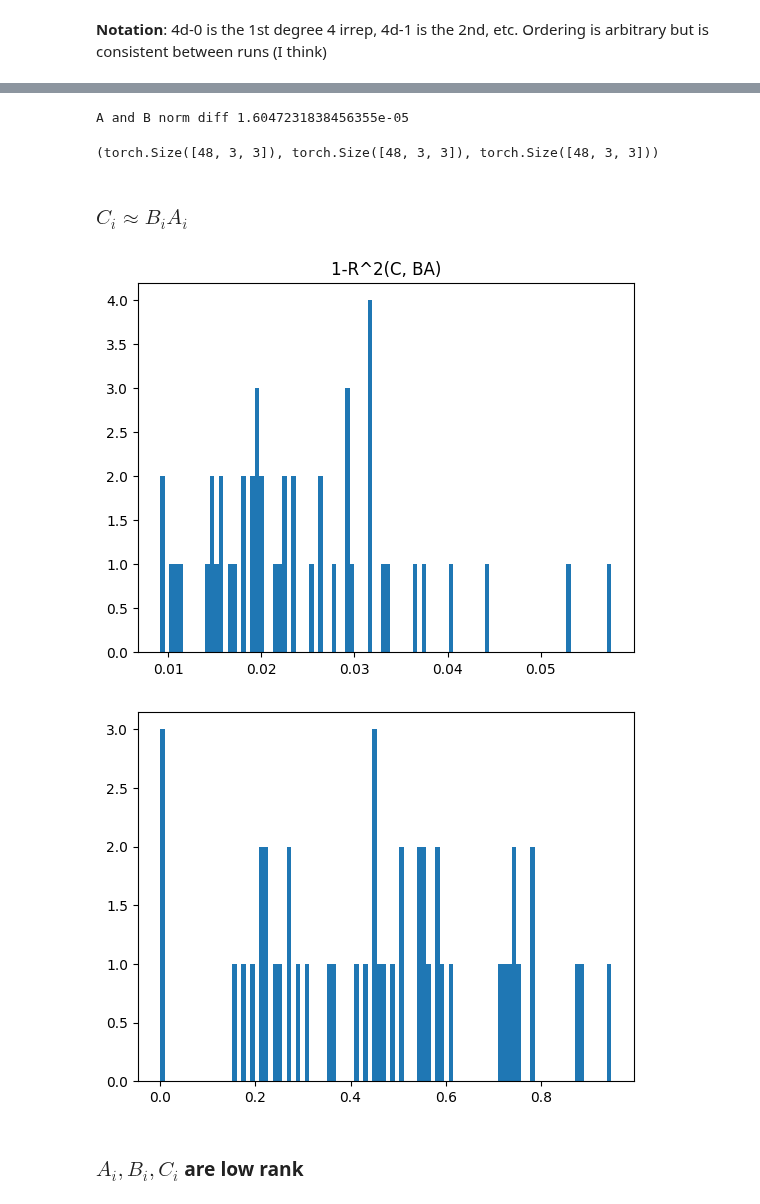
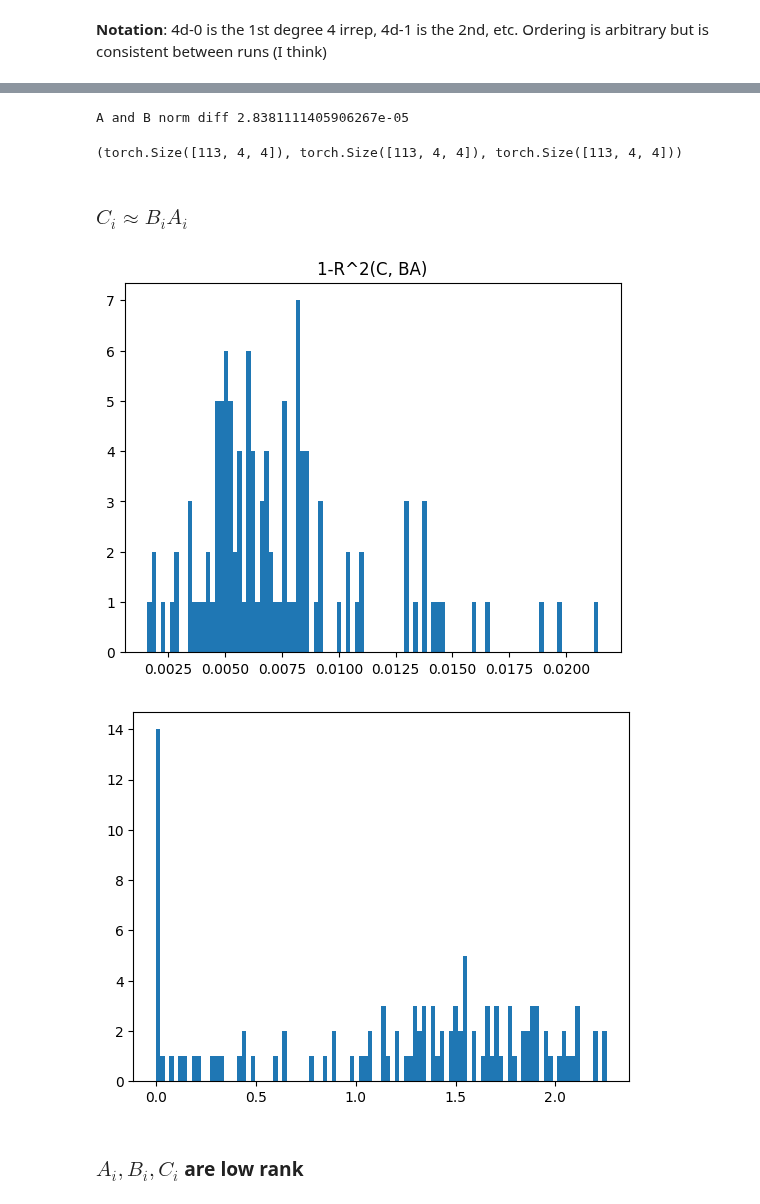
Before and after one commit to LouisYRYJ/Finite-groups, a Jupyter notebook: notebooks/irreps_all.ipynb, the cells around one changed output, grey strips where cells are left out. Cells and saved outputs as stored; diff of their text form; code cells hidden in the pictures.

```diff
--- a/notebooks/irreps_all.ipynb
+++ b/notebooks/irreps_all.ipynb
@@ -70,8 +81,8 @@ loss_dict = test_loss(models[-1].to(device), data)
 # %%
 # instance = loss_dict['G0_acc'].argmax().item()
 # instance = loss_dict['G0_loss'].argmin().item()
-# instance = (loss_dict['G0_acc'] > 0.999).nonzero()[3]
-instance = 6
-print(loss_dict[f'G0_loss'][instance], loss_dict[f'G0_acc'][instance], instance)
+# instance = (loss_dict['G0_acc'] > 0.999).nonzero()[11]
+instance = 33
+print(loss_dict[f'G0_loss'][instance], loss_dict[f'G0_acc'][instance], loss_dict[f'G0_loss_std'], instance)
 model = models[-1][instance].to(device)
 # %% [output]
@@ -243,5 +242,5 @@ none
 # %%
-irrep_name = '3d-0'
+irrep_name = '4d-1'
 irrep_d = irreps[irrep_name].shape[-1]
 irrep = irreps[irrep_name]
 irrep_idxs = irrep_idx_dict[irrep_name]
@@ -265,7 +280,6 @@ C = einops.rearrange(C_flat, '(d1 d2) m -> m d1 d2', d1=irrep_d, d2=irrep_d).mH
 
 A_norm = t.linalg.matrix_norm(A)
 B_norm = t.linalg.matrix_norm(B)
-(A_norm - B_norm).norm()**2 / B_norm.norm()**2
 print('A and B norm diff', ((A_norm - B_norm).norm()**2 / B_norm.norm()**2).item())
 
 # Normalize A and B to have unit Frobenius norm
@@ -275,30 +289,30 @@ C = C * ( (A_norm + B_norm) / 2).unsqueeze(1).unsqueeze(1)
 
 A.shape, B.shape, C.shape
 # %% [output]
-A and B norm diff 1.6047231838456355e-05
+A and B norm diff 2.8381111405906267e-05
-(torch.Size([48, 3, 3]), torch.Size([48, 3, 3]), torch.Size([48, 3, 3]))
+(torch.Size([113, 4, 4]), torch.Size([113, 4, 4]), torch.Size([113, 4, 4]))
 # %% [markdown]
 ### $C_i\approx B_iA_i$
 # %%
 x = einops.rearrange(B @ A, 'm d1 d2 -> m (d1 d2)')
 y = einops.rearrange(C, 'm d1 d2 -> m (d1 d2)')
 coef = (x.conj() * y).sum(dim=-1) / (x.conj() * x).sum(dim=-1)
 yhat = coef.unsqueeze(1) * x
 r2 = (yhat - y).norm(dim=-1).pow(2) / y.norm(dim=-1).pow(2)
 plt.hist(r2.tolist(), bins=100)
 plt.title('1-R^2(C, BA)')
 plt.show()
-good = r2 < 0.1
+good = r2 < 0.3
 
 # Restrict to good neurons
 A, B, C, coef = A[good], B[good], C[good], coef[good]
 # %% [output]
-[figure, old version]
+[figure, new version]
 # %%
 plt.hist(coef.tolist(), bins=100)
 plt.show()
 # %% [output]
-[figure, old version]
+[figure, new version]
 # %% [markdown]
 ### $A_i, B_i, C_i$ are low rank
 # %% [markdown]
```
Also changed, not shown: parts of 52 cells of this notebook, 5 other files.
